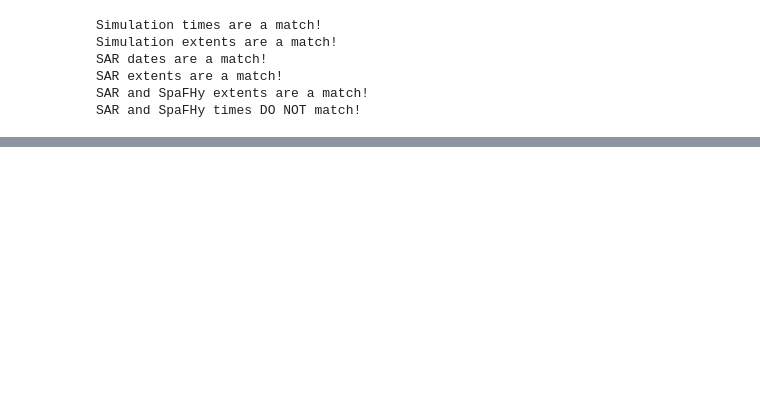
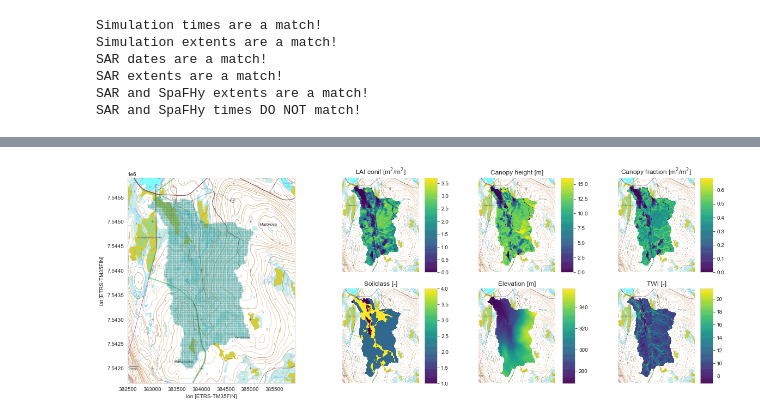
Before and after one commit to jpnousu/SpaFHy_v2.0, a Jupyter notebook: plotting_jup.ipynb, the cells around one changed output, grey strips where cells are left out. Cells and saved outputs as stored; diff of their text form; code cells hidden in the pictures; blank space fills up the shorter version.

```diff
--- a/plotting_jup.ipynb
+++ b/plotting_jup.ipynb
@@ -235 +224,76 @@ if saveplots == True:
+# %%
+# GIS PLOT
+
+alp=0.75
+# Plotting
+fig = plt.figure(constrained_layout=True, figsize=(16,6))
+gs = fig.add_gridspec(2, 5)
+
+ax0 = fig.add_subplot(gs[0:, 0:2])
+ax1 = fig.add_subplot(gs[0, 2])
+ax2 = fig.add_subplot(gs[0, 3])
+ax3 = fig.add_subplot(gs[0, 4])
+ax4 = fig.add_subplot(gs[1, 2])
+ax5 = fig.add_subplot(gs[1, 3])
+ax6 = fig.add_subplot(gs[1, 4])
+
+
+rasterio.plot.show(pk, transform=meta['transform'], ax=ax0)
+im0 = res_2d['parameters_cmask'].plot(ax=ax0, alpha=0.2, add_colorbar=False)
+
+rasterio.plot.show(pk, transform=meta['transform'], ax=ax1)
+im1 = res_2d['parameters_lai_conif'].plot(ax=ax1, alpha=alp, add_colorbar=False)
+fig.colorbar(im1, ax=ax1)
+# this creates colorbar
+ax1.axes.get_xaxis().set_ticklabels([])
+ax1.axes.get_yaxis().set_ticklabels([])
+ax1.axis('off')
+ax1.set_title(r'LAI conif [m$^2$/m$^2$]')
+
+rasterio.plot.show(pk, transform=meta['transform'], ax=ax2);
+im2 = res_2d['parameters_hc'].plot(ax=ax2, alpha=alp, add_colorbar=False)
+fig.colorbar(im2, ax=ax2)
+ax2.set_title('Canopy height [m]')
+ax2.axes.get_xaxis().set_ticklabels([])
+ax2.axes.get_yaxis().set_ticklabels([])
+ax2.axis('off')
+
+rasterio.plot.show(pk, transform=meta['transform'], ax=ax3);
+im3 = res_2d['parameters_cf'].plot(ax=ax3, alpha=alp, add_colorbar=False)
+fig.colorbar(im3, ax=ax3)
+ax3.set_title('Canopy fraction [m$^2$/m$^2$]')
+ax3.axes.get_xaxis().set_ticklabels([])
+ax3.axes.get_yaxis().set_ticklabels([])
+ax3.axis('off')
+
+rasterio.plot.show(pk, transform=meta['transform'], ax=ax4);
+im4 = res_2d['parameters_soilclass'].plot(ax=ax4, alpha=alp, add_colorbar=False)
+fig.colorbar(im4, ax=ax4)
+ax4.set_title('Soilclass [-]')
+ax4.axes.get_xaxis().set_ticklabels([])
+ax4.axes.get_yaxis().set_ticklabels([])
+ax4.axis('off')
+
+rasterio.plot.show(pk, transform=meta['transform'], ax=ax5);
+im5 = res_2d['parameters_elevation'].plot(ax=ax5, alpha=alp, add_colorbar=False)
+fig.colorbar(im5, ax=ax5)
+ax5.axes.get_yaxis().set_ticks([])
+ax5.axes.get_xaxis().set_ticks([])
+ax5.set_title('Elevation [m]')
+ax5.axis('off')
+
+rasterio.plot.show(pk, transform=meta['transform'], ax=ax6);
+im6 = res_top['parameters_twi'].plot(ax=ax6, alpha=alp, add_colorbar=False)
+fig.colorbar(im6, ax=ax6)
+ax6.axes.get_yaxis().set_ticks([])
+ax6.axes.get_xaxis().set_ticks([])
+ax6.set_title('TWI [-]')
+ax6.axis('off')
+
+#plt.subplots_adjust(wspace=0.3, hspace=0.1)
+
+plt.savefig(f'EGU_gis_{today}.pdf', bbox_inches='tight', dpi=300)
+plt.savefig(f'EGU_gis_{today}.png', bbox_inches='tight', dpi=300)
+# %% [output]
+[figure, added]
 # %%
```
Also changed, not shown: parts of 18 cells of this notebook, 8 other files.
